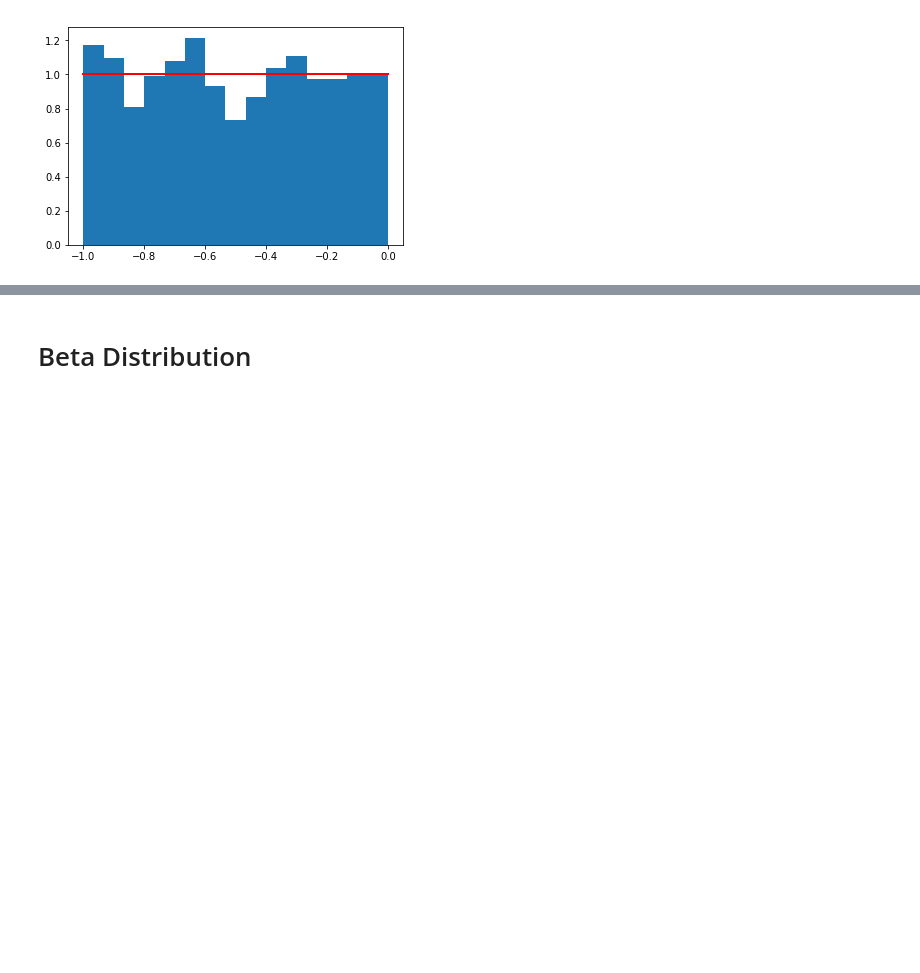
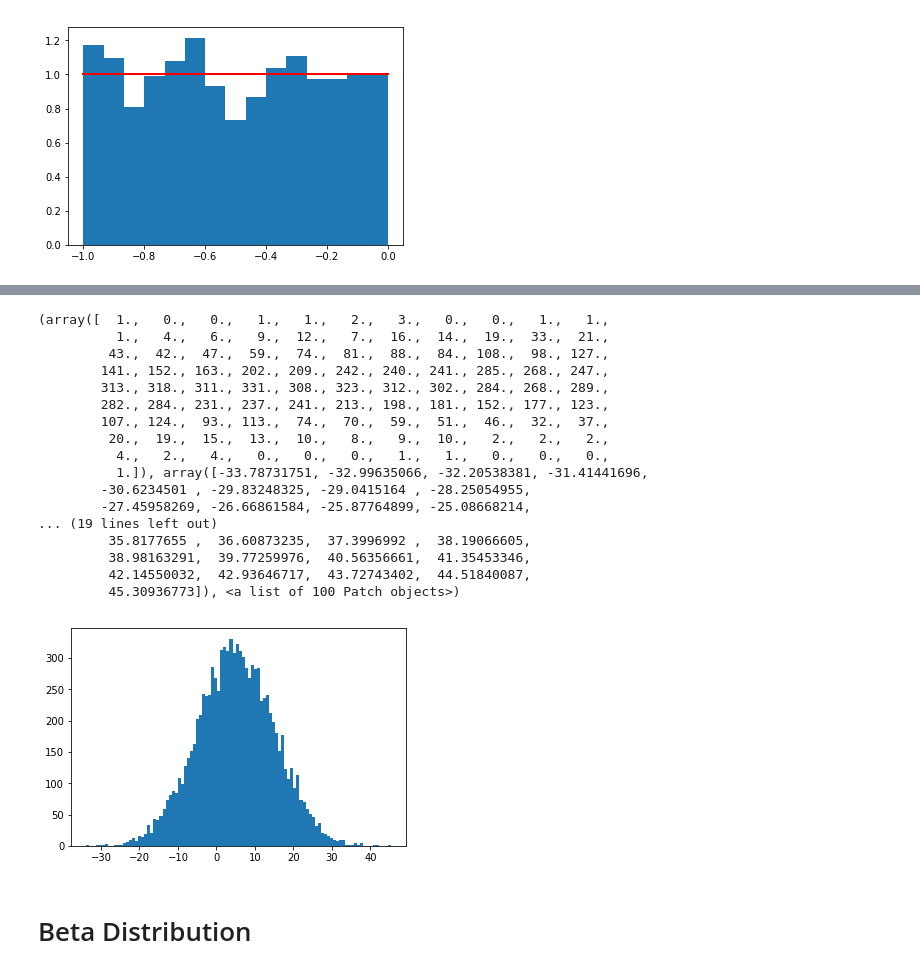
Before and after one commit to shakti230/numpy-random, a Jupyter notebook: numpy-random.ipynb, the cells around one changed output, grey strips where cells are left out. Saved outputs shown, nothing was run; the diff lists cells and outputs as text; code cells hidden in the pictures; blank space fills up the shorter version.

```diff
--- a/numpy-random.ipynb
+++ b/numpy-random.ipynb
@@ -745,2 +777,25 @@ from scipy.stats import gamma
+# %%
+# Setting the standard deviation to 10 and mean to 5
+x = 10*np.random.randn(10000) + 5
+plt.hist(x, bins=100)
+# %% [output]
+(array([  1.,   0.,   0.,   1.,   1.,   2.,   3.,   0.,   0.,   1.,   1.,
+          1.,   4.,   6.,   9.,  12.,   7.,  16.,  14.,  19.,  33.,  21.,
+         43.,  42.,  47.,  59.,  74.,  81.,  88.,  84., 108.,  98., 127.,
+        141., 152., 163., 202., 209., 242., 240., 241., 285., 268., 247.,
+        313., 318., 311., 331., 308., 323., 312., 302., 284., 268., 289.,
+        282., 284., 231., 237., 241., 213., 198., 181., 152., 177., 123.,
+        107., 124.,  93., 113.,  74.,  70.,  59.,  51.,  46.,  32.,  37.,
+         20.,  19.,  15.,  13.,  10.,   8.,   9.,  10.,   2.,   2.,   2.,
+          4.,   2.,   4.,   0.,   0.,   0.,   1.,   1.,   0.,   0.,   0.,
+          1.]), array([-33.78731751, -32.99635066, -32.20538381, -31.41441696,
+        -30.6234501 , -29.83248325, -29.0415164 , -28.25054955,
+        -27.45958269, -26.66861584, -25.87764899, -25.08668214,
+... (19 lines left out)
+         35.8177655 ,  36.60873235,  37.3996992 ,  38.19066605,
+         38.98163291,  39.77259976,  40.56356661,  41.35453346,
+         42.14550032,  42.93646717,  43.72743402,  44.51840087,
+         45.30936773]), <a list of 100 Patch objects>)
+[figure, added]
 # %% [markdown]
 # Beta Distribution
```
Also changed, not shown: parts of 16 cells of this notebook.
